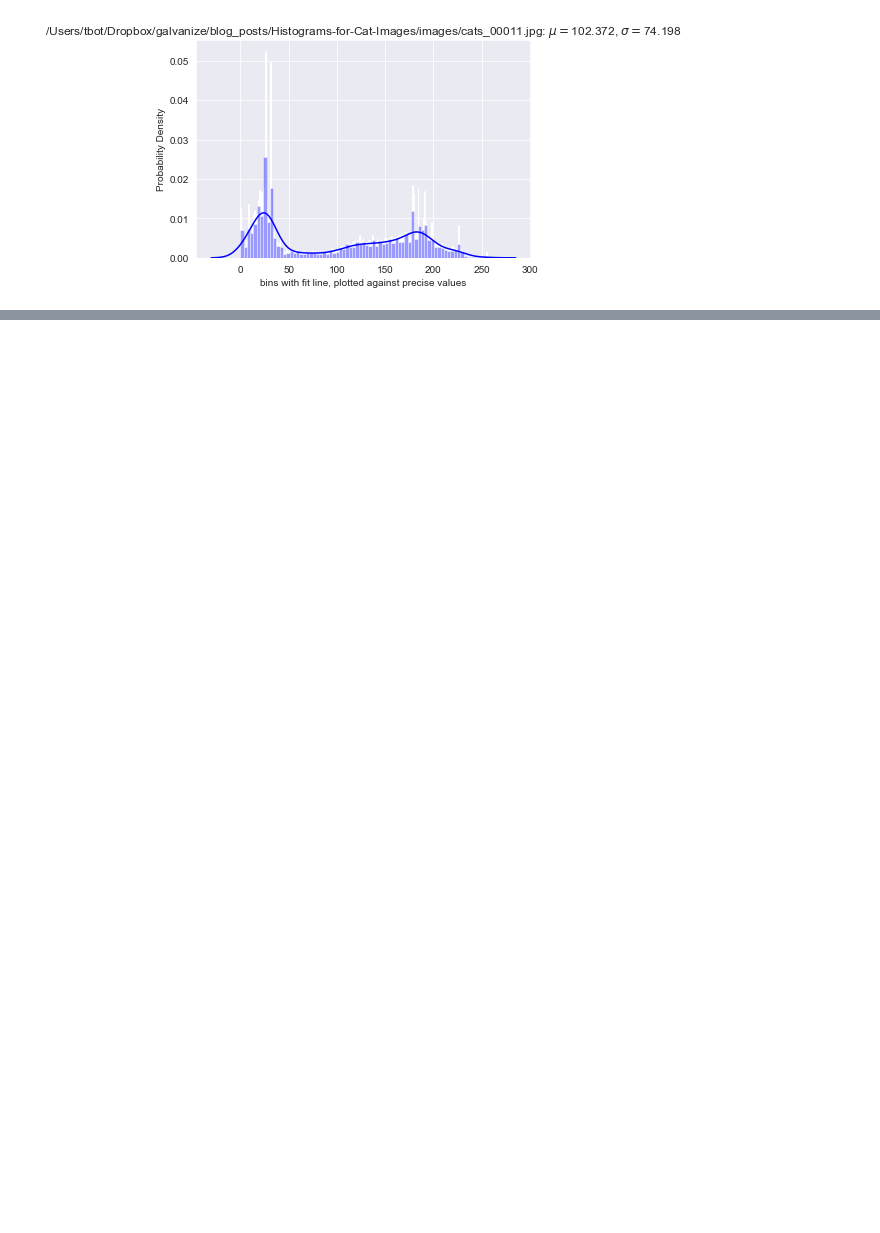
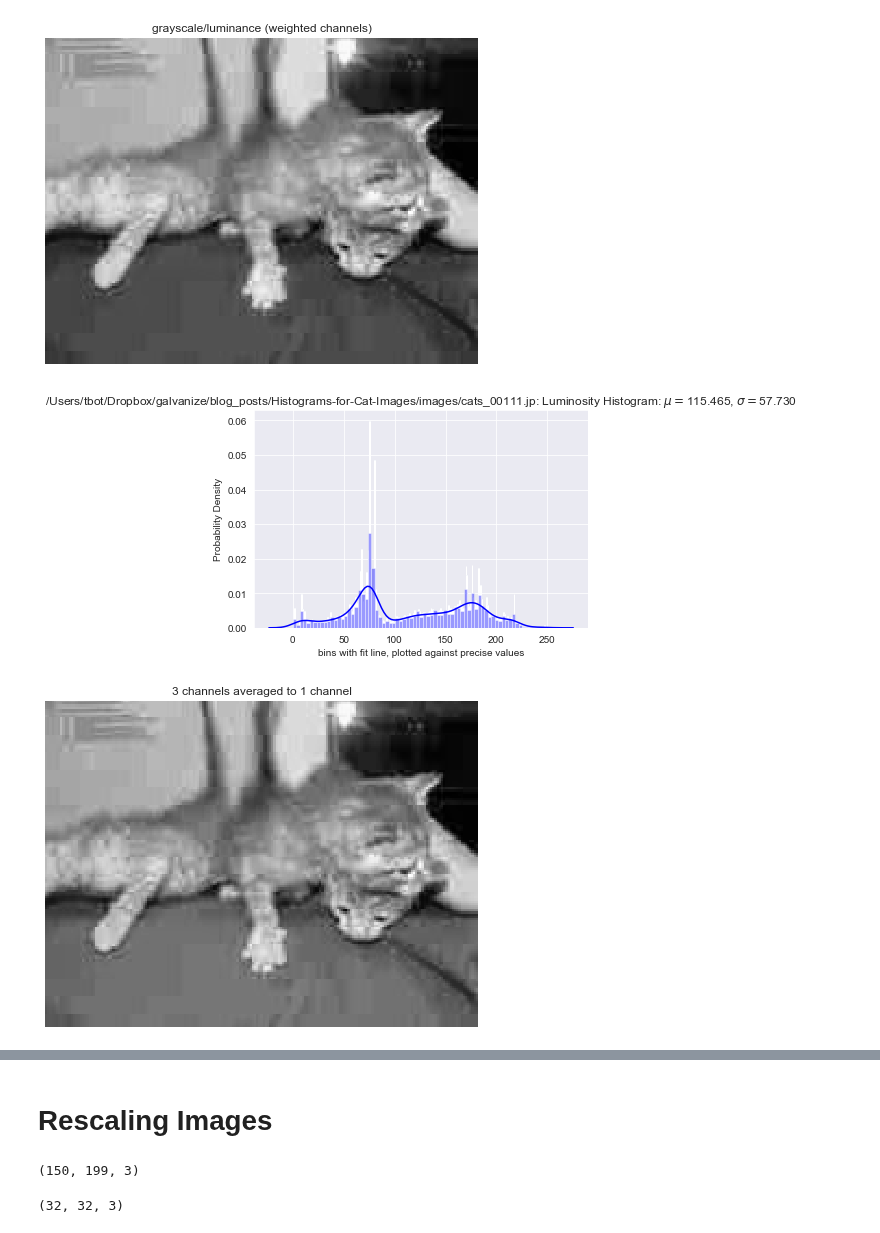
Before and after one commit to MnemoSemiotic/Histograms-for-Cat-Images, a Jupyter notebook: exploring_images.ipynb, the cells around one changed output, grey strips where cells are left out. Cells and saved outputs as stored; diff of their text form; code cells hidden in the pictures; blank space fills up the shorter version.

```diff
--- a/exploring_images.ipynb
+++ b/exploring_images.ipynb
@@ -44,4 +46,6 @@ plot_image(g, animals_lst[1])
-# %%
-plot_histogram(g, animals_lst[1])
-# %% [output]
-[figure, removed]
+# %%
+plot_histograms(cat_image, choice, images=True)
+# %% [output]
+[figure, added]
+[figure, added]
+[figure, added]
@@ -47,0 +59,2 @@ plot_histogram(g, animals_lst[1])
+# %% [markdown]
+# Rescaling Images
@@ -47,0 +63,9 @@ plot_histogram(g, animals_lst[1])
+# %%
+cat_image.shape
+# %% [output]
+(150, 199, 3)
+# %%
+cat_image_resized = cv2.resize(cat_image, (32, 32), interpolation=cv2.INTER_CUBIC)
+cat_image_resized.shape
+# %% [output]
+(32, 32, 3)
```
Also changed, not shown: parts of 7 cells of this notebook, 1 other file.
